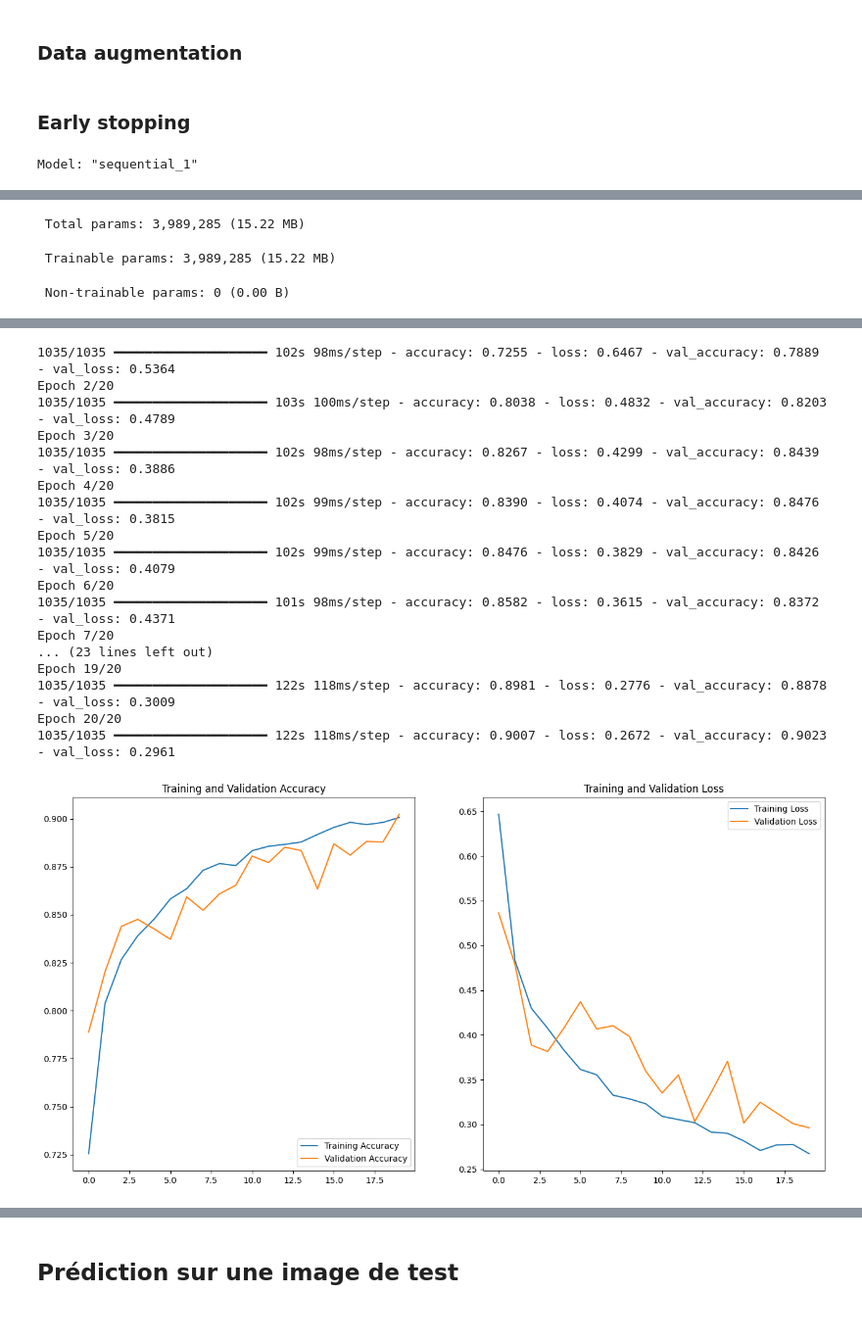
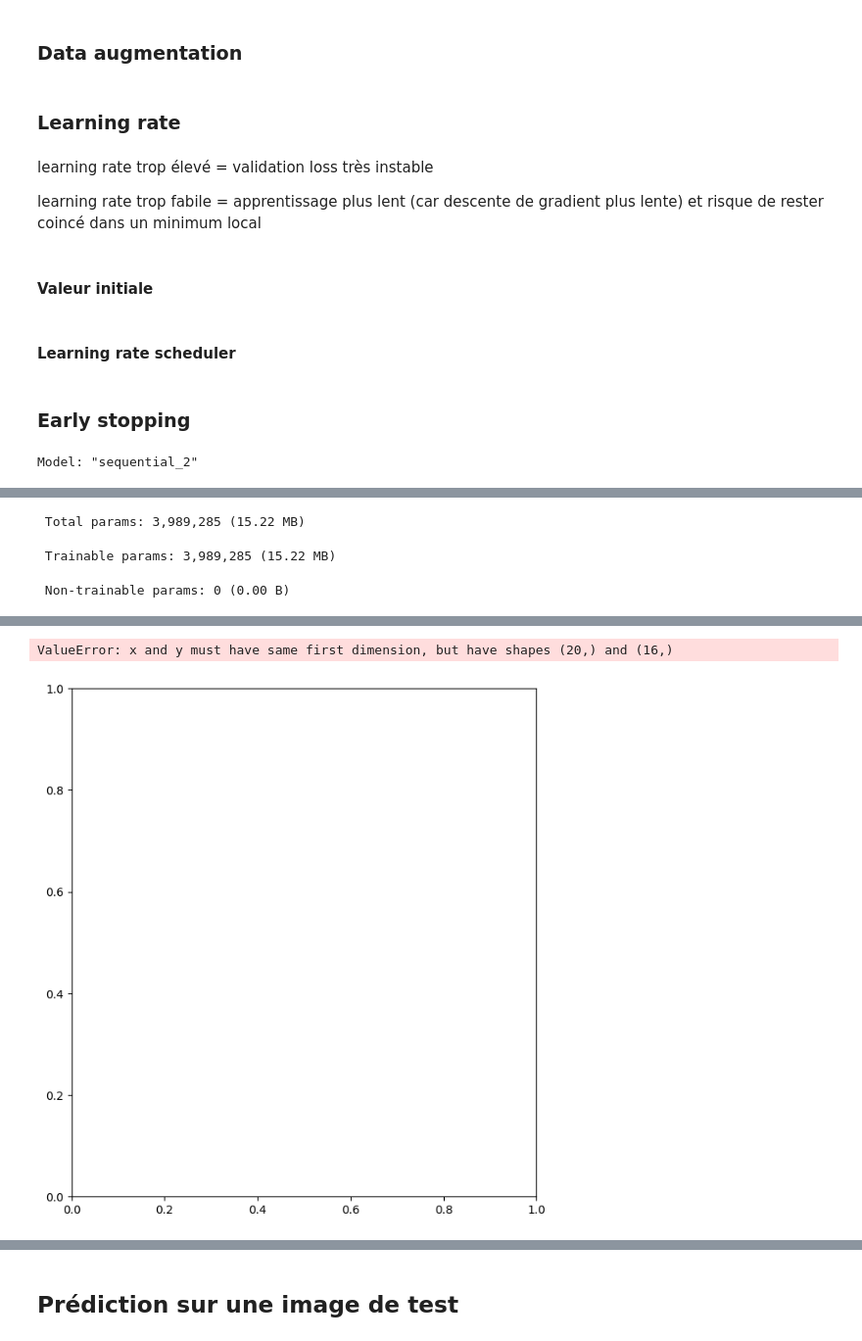
Before and after one commit to Charlyhno-eng/projet-leyenda, a Jupyter notebook: livrables/livrable1/livrable1.ipynb, the cells around one changed output, grey strips where cells are left out. Shown at 98% size. Saved outputs shown, nothing was run; the diff lists cells and outputs as text; code cells hidden in the pictures.

```diff
--- a/livrables/livrable1/livrable1.ipynb
+++ b/livrables/livrable1/livrable1.ipynb
@@ -267,9 +274,37 @@ La figure 1 nous montre que l'accuracy pour le jeu d'entraînement augmente de m
 ### Dropout
 # %% [markdown]
 ### Data augmentation
+# %% [markdown]
+### Learning rate
+# %% [markdown]
+learning rate trop élevé = validation loss très instable
+
+learning rate trop fabile = apprentissage plus lent (car descente de gradient plus lente) et risque de rester coincé dans un minimum local
+# %% [markdown]
+#### Valeur initiale
+# %% [markdown]
+#### Learning rate scheduler
 # %% [markdown]
 ### Early stopping
 # %%
+# Early stopping
+# Si aucune amélioration n'est constatée au bout de 3 epochs, on arrête l'entraînement et on restaure les poids du meilleur modèle.
+early_stopping = tf.keras.callbacks.EarlyStopping(
+    monitor='val_loss',
+    patience=3,
+    restore_best_weights=True
+)
+
+# Learning rate scheduler
+# Le taux d'apprentissage (learning rate) est un hyperparamètre qui contrôle la vitesse à laquelle le modèle apprend.
+# Réduire le taux d'apprentissage lorsque la validation ne s'améliore pas permet d'améliorer les performances de généralisation du modèle.
+learning_rate_scheduler = tf.keras.callbacks.ReduceLROnPlateau(
+    monitor='val_loss',
+    factor=0.5,
+    patience=2,
+    min_lr=1e-6
+)
+
 # Création du model
 improved_model = Sequential([
     # Augmentation du jeu de données
@@ -287,16 +322,19 @@ improved_model = Sequential([
     layers.MaxPooling2D(),
 
     # Supprimer certains neurones de la couche précédente pour éviter le surapprentissage
-    layers.Dropout(0.5),
+    layers.Dropout(0.2),
     layers.Flatten(),
     layers.Dense(128, activation='relu'),
-    layers.Dropout(0.5),
-    layers.Dense(nombre_classes, activation='softmax')
+    layers.Dropout(0.3),
+    layers.Dense(nombre_classes)
 ])
+
+# Réduction du learning rate afin d'améliorer les performances de généralisation du modèle
+optimizer = tf.keras.optimizers.Adam(learning_rate=0.0005)
 
 # Compilation du model
 improved_model.compile(
-    optimizer="Adam",
+    optimizer=optimizer,
     loss=tf.keras.losses.SparseCategoricalCrossentropy(from_logits=True),
     metrics=['accuracy']
 )
@@ -307,7 +345,8 @@ improved_model.summary()
 history_imp_model = improved_model.fit(
     train_set,
     validation_data=test_set,
-    epochs=NB_EPOCHS
+    epochs=NB_EPOCHS,
+    callbacks=[early_stopping, learning_rate_scheduler]
 )
 
 acc = history_imp_model.history['accuracy']
@@ -316,7 +355,7 @@ val_acc = history_imp_model.history['val_accuracy']
 loss = history_imp_model.history['loss']
 val_loss = history_imp_model.history['val_loss']
 
-epochs_range = range(NB_EPOCHS)
+epochs_range = range(len(acc))
 
 plt.figure(figsize=(16, 8))
 plt.subplot(1, 2, 1)
@@ -332,7 +371,7 @@ plt.legend(loc='upper right')
 plt.title('Training and Validation Loss')
 plt.show()
 # %% [output]
-Model: "sequential_1"
+Model: "sequential_2"
 ┏━━━━━━━━━━━━━━━━━━━━━━━━━━━━━━━━━┳━━━━━━━━━━━━━━━━━━━━━━━━┳━━━━━━━━━━━━━━━┓
 ┃ Layer (type)                    ┃ Output Shape           ┃       Param # ┃
 ┡━━━━━━━━━━━━━━━━━━━━━━━━━━━━━━━━━╇━━━━━━━━━━━━━━━━━━━━━━━━╇━━━━━━━━━━━━━━━┩
@@ -357,18 +412,2 @@ Epoch 1/20
-1035/1035 ━━━━━━━━━━━━━━━━━━━━ 102s 98ms/step - accuracy: 0.7255 - loss: 0.6467 - val_accuracy: 0.7889 - val_loss: 0.5364
-Epoch 2/20
-1035/1035 ━━━━━━━━━━━━━━━━━━━━ 103s 100ms/step - accuracy: 0.8038 - loss: 0.4832 - val_accuracy: 0.8203 - val_loss: 0.4789
-Epoch 3/20
-1035/1035 ━━━━━━━━━━━━━━━━━━━━ 102s 98ms/step - accuracy: 0.8267 - loss: 0.4299 - val_accuracy: 0.8439 - val_loss: 0.3886
-Epoch 4/20
-1035/1035 ━━━━━━━━━━━━━━━━━━━━ 102s 99ms/step - accuracy: 0.8390 - loss: 0.4074 - val_accuracy: 0.8476 - val_loss: 0.3815
-Epoch 5/20
-1035/1035 ━━━━━━━━━━━━━━━━━━━━ 102s 99ms/step - accuracy: 0.8476 - loss: 0.3829 - val_accuracy: 0.8426 - val_loss: 0.4079
-Epoch 6/20
-1035/1035 ━━━━━━━━━━━━━━━━━━━━ 101s 98ms/step - accuracy: 0.8582 - loss: 0.3615 - val_accuracy: 0.8372 - val_loss: 0.4371
-Epoch 7/20
-... (23 lines left out)
-Epoch 19/20
-1035/1035 ━━━━━━━━━━━━━━━━━━━━ 122s 118ms/step - accuracy: 0.8981 - loss: 0.2776 - val_accuracy: 0.8878 - val_loss: 0.3009
-Epoch 20/20
-1035/1035 ━━━━━━━━━━━━━━━━━━━━ 122s 118ms/step - accuracy: 0.9007 - loss: 0.2672 - val_accuracy: 0.9023 - val_loss: 0.2961
+ValueError: x and y must have same first dimension, but have shapes (20,) and (16,)
-[figure, old version]
+[figure, new version]
```
Also changed, not shown: parts of 17 cells of this notebook.
